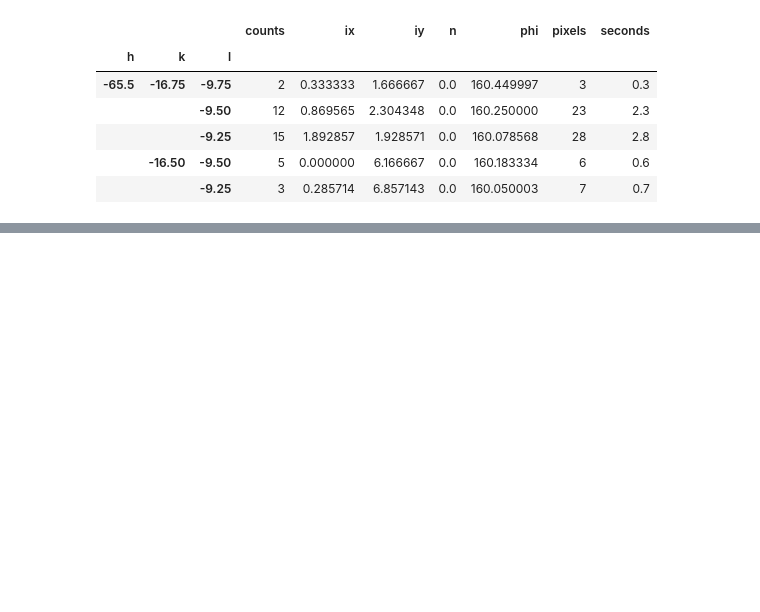
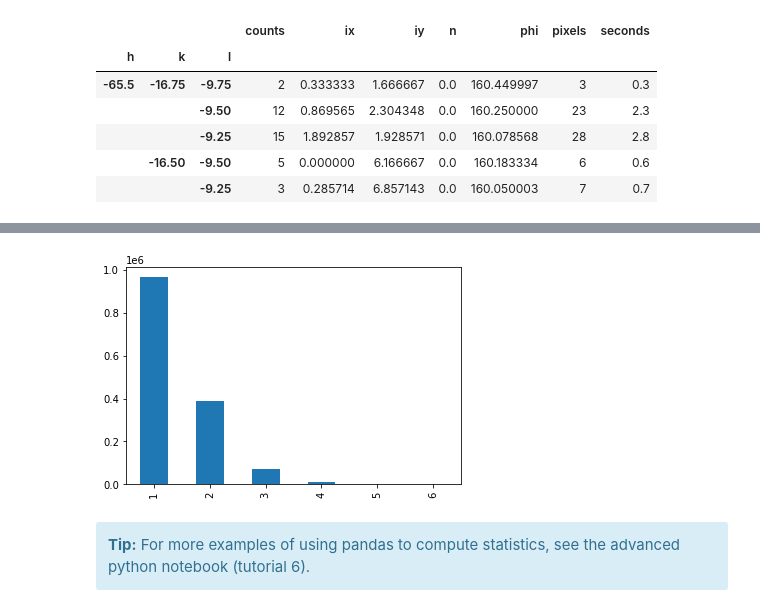
Before and after one commit to ando-lab/erice-2022-data-reduction, a Jupyter notebook: 4_mdx2_integration.ipynb, the cells around one changed output, grey strips where cells are left out. Cells and saved outputs as stored; diff of their text form; code cells hidden in the pictures; blank space fills up the shorter version.

```diff
--- a/4_mdx2_integration.ipynb
+++ b/4_mdx2_integration.ipynb
@@ -119,0 +226,10 @@ Reading hkl_table from integrated.nxs
+# %%
+# redundancy of observations
+c = df.groupby(['h','k','l'])['phi'].count().value_counts().sort_index()
+c[c>1000].plot.bar();
+# %% [output]
+[figure, added]
+# %% [markdown]
+<div class="alert alert-block alert-info">
+    <b>Tip:</b> For more examples of using pandas to compute statistics, see the advanced python notebook (tutorial 6).
+</div >
```
Also changed, not shown: parts of 17 cells of this notebook, 7 other files.
